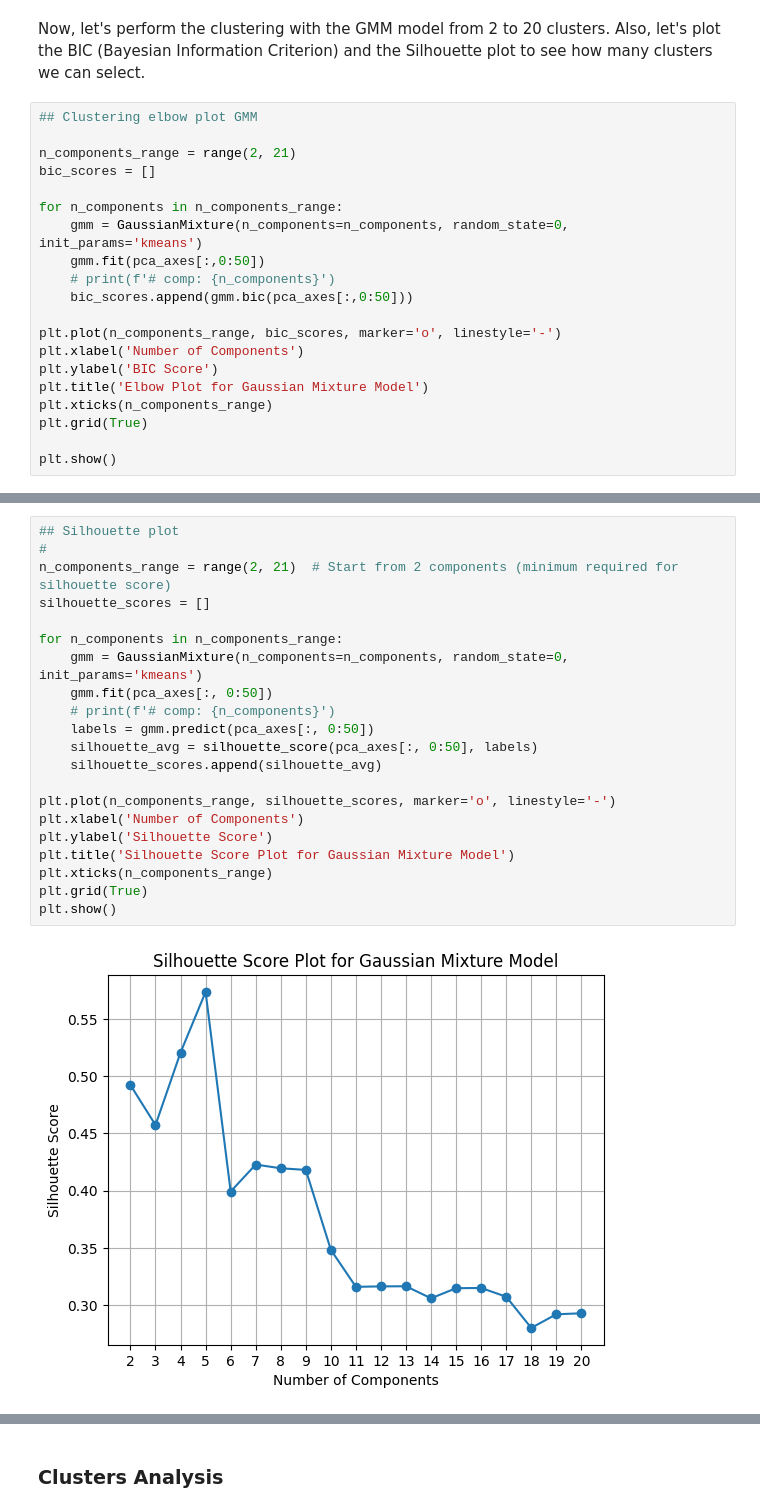
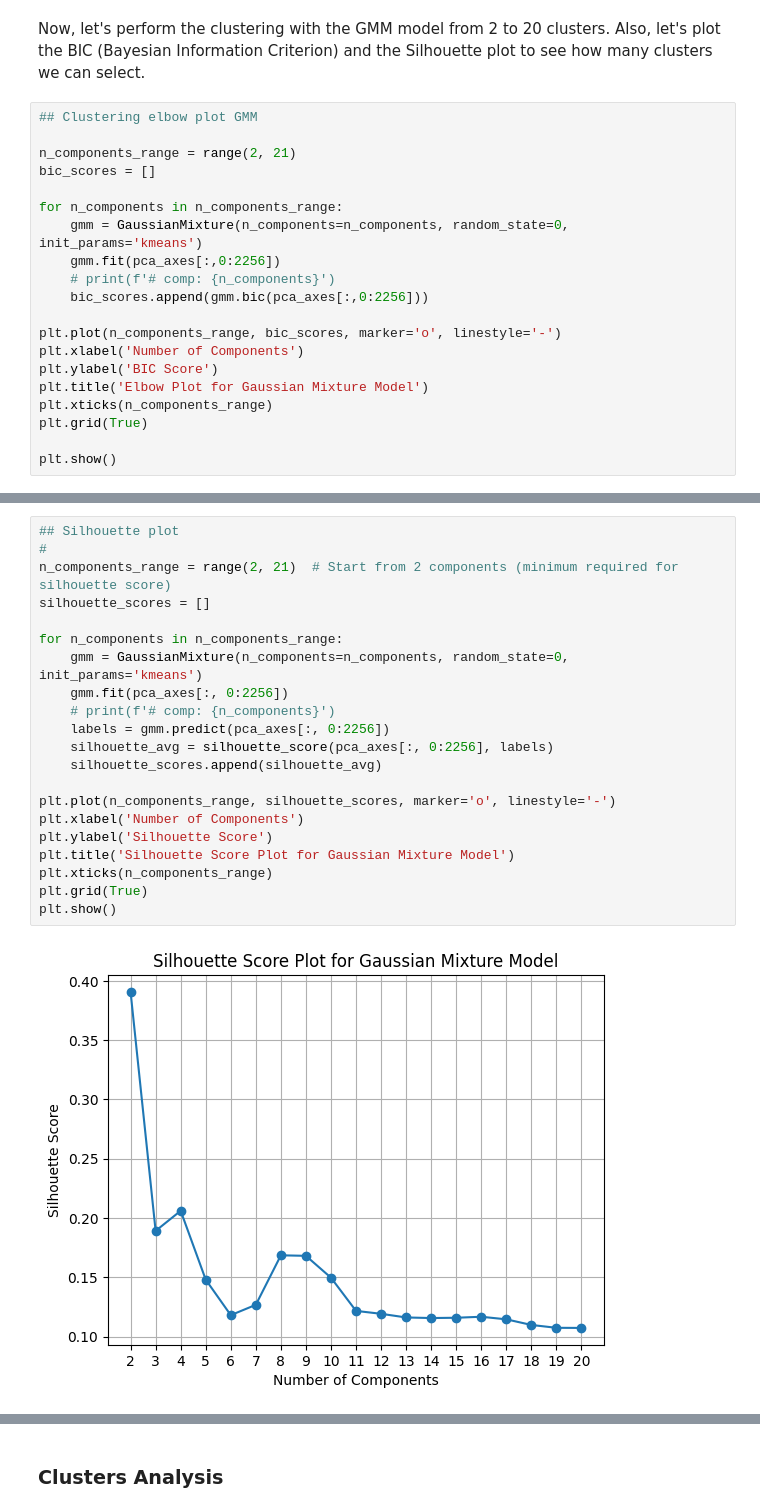
Before and after one commit to pipaber/Portfolio, a Jupyter notebook: posts/Naive_scRNA-Seq_analysis/naive_scrnaseq_analysis.ipynb, the cells around one changed output, grey strips where cells are left out. Drawn from its saved outputs; the diff is of its cells as text.

```diff
--- a/posts/Naive_scRNA-Seq_analysis/naive_scrnaseq_analysis.ipynb
+++ b/posts/Naive_scRNA-Seq_analysis/naive_scrnaseq_analysis.ipynb
@@ -179,9 +179,9 @@ bic_scores = []
 
 for n_components in n_components_range:
     gmm = GaussianMixture(n_components=n_components, random_state=0, init_params='kmeans')
-    gmm.fit(pca_axes[:,0:50])
+    gmm.fit(pca_axes[:,0:2256])
     # print(f'# comp: {n_components}')
-    bic_scores.append(gmm.bic(pca_axes[:,0:50]))
+    bic_scores.append(gmm.bic(pca_axes[:,0:2256]))
 
 plt.plot(n_components_range, bic_scores, marker='o', linestyle='-')
 plt.xlabel('Number of Components')
@@ -198,24 +198,24 @@ The BIC score tells us that between 5, 6 and 7 clusters can be a good choice.
 # %%
 ## Silhouette plot
 #
 n_components_range = range(2, 21)  # Start from 2 components (minimum required for silhouette score)
 silhouette_scores = []
 
 for n_components in n_components_range:
     gmm = GaussianMixture(n_components=n_components, random_state=0, init_params='kmeans')
-    gmm.fit(pca_axes[:, 0:50])
+    gmm.fit(pca_axes[:, 0:2256])
     # print(f'# comp: {n_components}')
-    labels = gmm.predict(pca_axes[:, 0:50])
-    silhouette_avg = silhouette_score(pca_axes[:, 0:50], labels)
+    labels = gmm.predict(pca_axes[:, 0:2256])
+    silhouette_avg = silhouette_score(pca_axes[:, 0:2256], labels)
     silhouette_scores.append(silhouette_avg)
 
 plt.plot(n_components_range, silhouette_scores, marker='o', linestyle='-')
 plt.xlabel('Number of Components')
 plt.ylabel('Silhouette Score')
 plt.title('Silhouette Score Plot for Gaussian Mixture Model')
 plt.xticks(n_components_range)
 plt.grid(True)
 plt.show()
 # %% [output]
-[figure, old version]
+[figure, new version]
 # %% [markdown]
```
Also changed, not shown: parts of 30 cells of this notebook, 18 other files.
